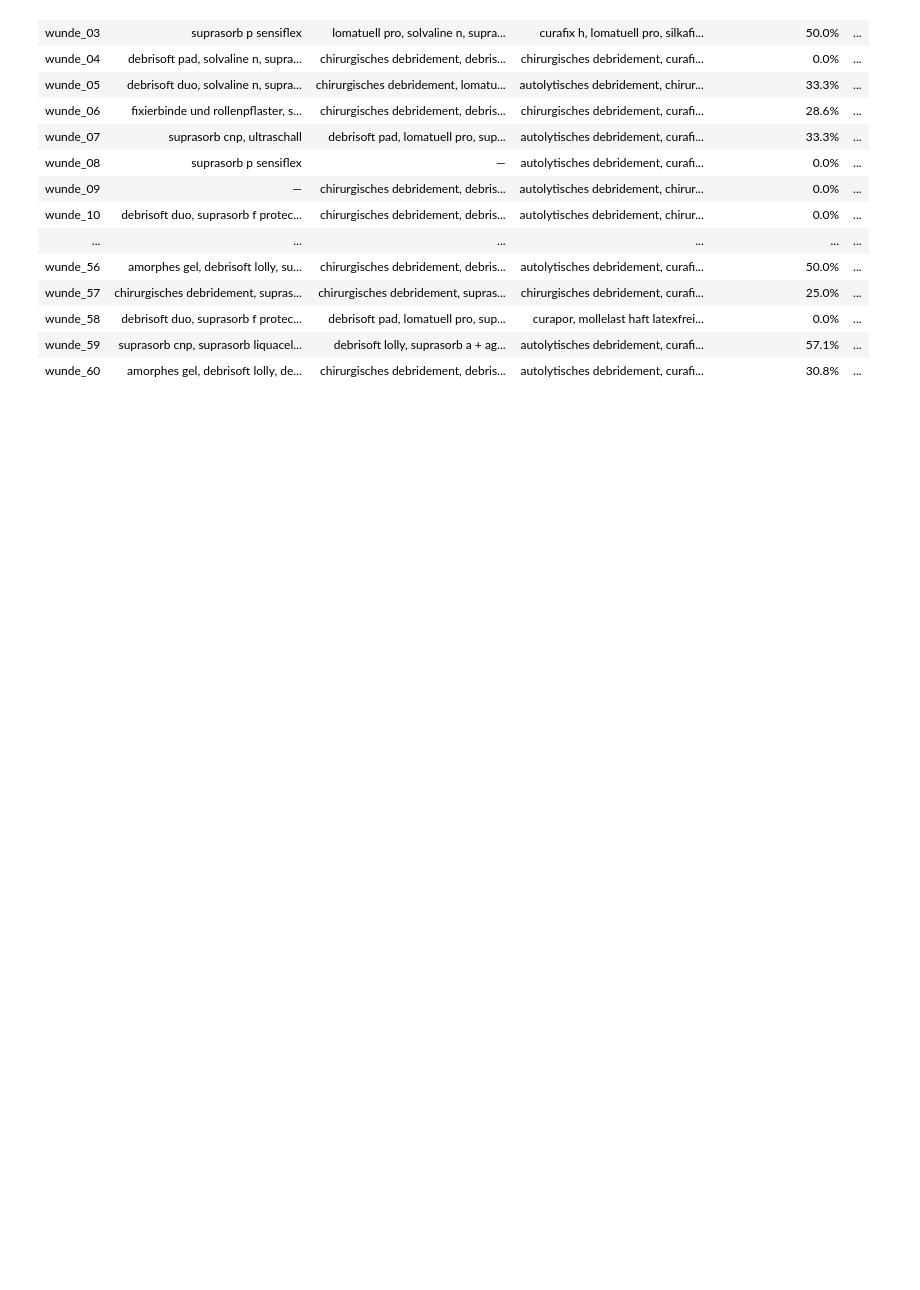
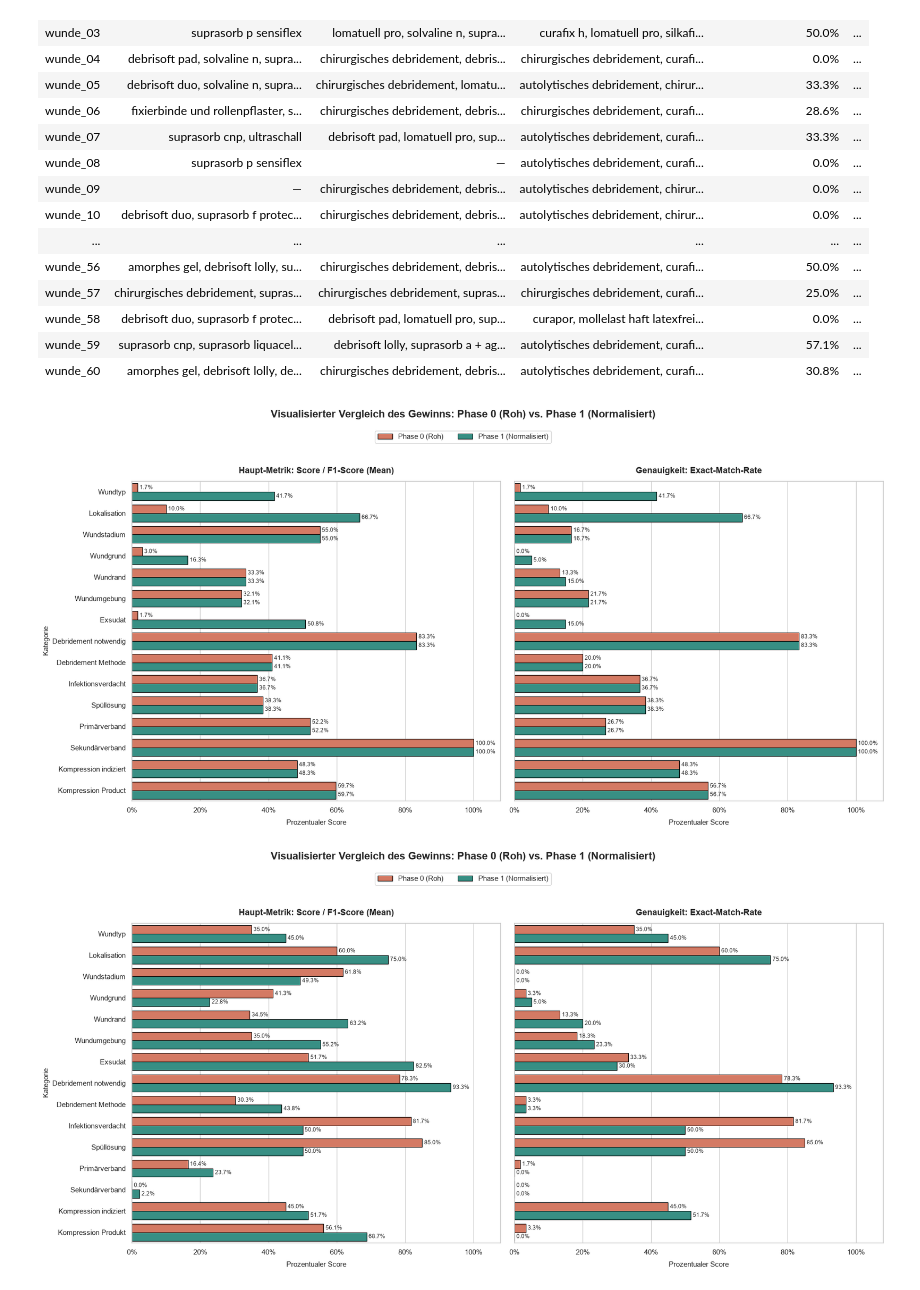
Before and after one commit to code-mert/masterarbeitmodell, a Jupyter notebook: notebooks/analyse_lr/analyse_LR.ipynb, the cells around one changed output. Cells and saved outputs as stored; diff of their text form; code cells hidden in the pictures; blank space fills up the shorter version.

```diff
--- a/notebooks/analyse_lr/analyse_LR.ipynb
+++ b/notebooks/analyse_lr/analyse_LR.ipynb
@@ -137,3 +137,32 @@ Detailergebnisse pro Wunde
 | wunde_58 | debrisoft duo, suprasorb f protec... | debrisoft pad, lomatuell pro, sup... | curapor, mollelast haft latexfrei... | 0.0% | ... |
 | wunde_59 | suprasorb cnp, suprasorb liquacel... | debrisoft lolly, suprasorb a + ag... | autolytisches debridement, curafi... | 57.1% | ... |
 | wunde_60 | amorphes gel, debrisoft lolly, de... | chirurgisches debridement, debris... | autolytisches debridement, curafi... | 30.8% | ... |
+# %%
+from utils_notebook.LR_utils_notebook.compare_LR import (
+    calculate_experts_summary_LR,
+    calculate_summary_LR,
+    calculate_consensus_summary_LR
+)
+from utils_notebook.plot_compare import (
+    plot_gt_comparison,
+    plot_sorted_norm_comparison
+)
+
+# 1. Daten berechnen
+df_experts_raw = calculate_experts_summary_LR(normalised=False)
+df_experts_norm = calculate_experts_summary_LR(normalised=True)
+df_exp1 = calculate_summary_LR(expert_id=1, normalised=True)
+df_exp2 = calculate_summary_LR(expert_id=2, normalised=True)
+df_consensus = calculate_consensus_summary_LR(normalised=True)
+
+# 1. Scoreeinigkeit der Experten (Roh vs. Normalisiert)
+plot_gt_comparison(df_experts_raw, df_experts_norm)
+
+# 2. Score zwischen LLM und Experten (Experte 1 vs. Experte 2)
+plot_gt_comparison(df_exp1, df_exp2)
+
+# 3. Score nach Punkte sortiert (höchste zuerst)
+plot_sorted_norm_comparison(df_consensus)
+# %% [output]
+[figure, added]
+[figure, added]
```
Also changed, not shown: parts of 4 cells of this notebook, 6 other files.
